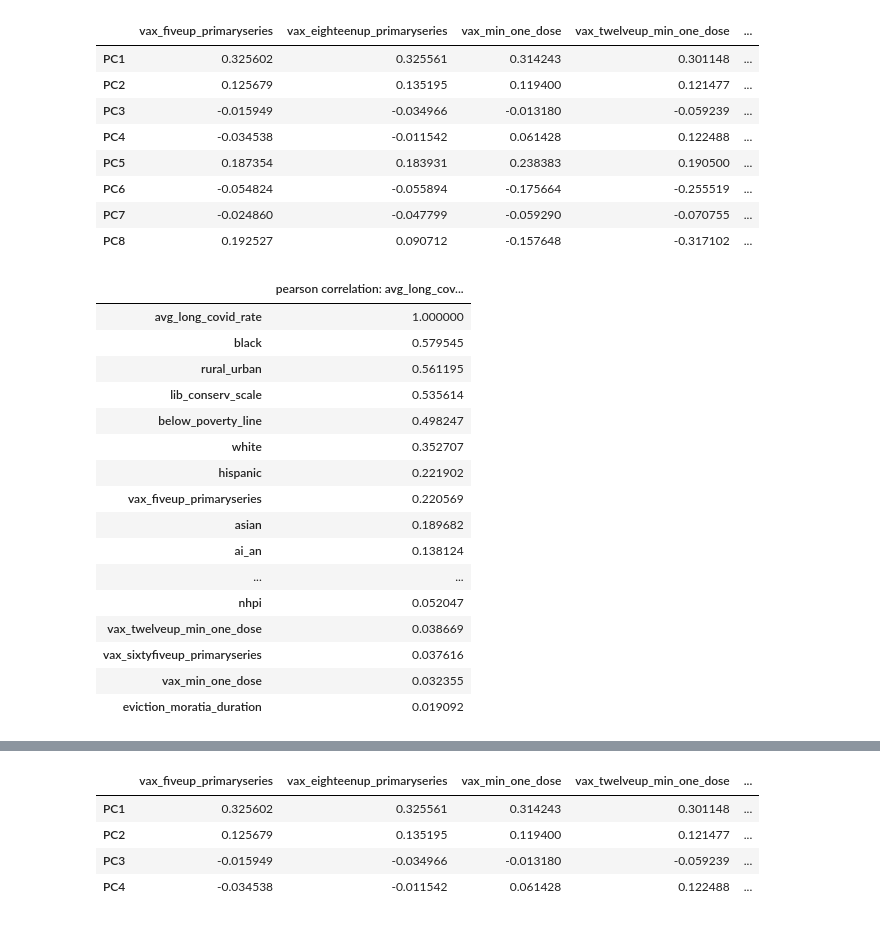
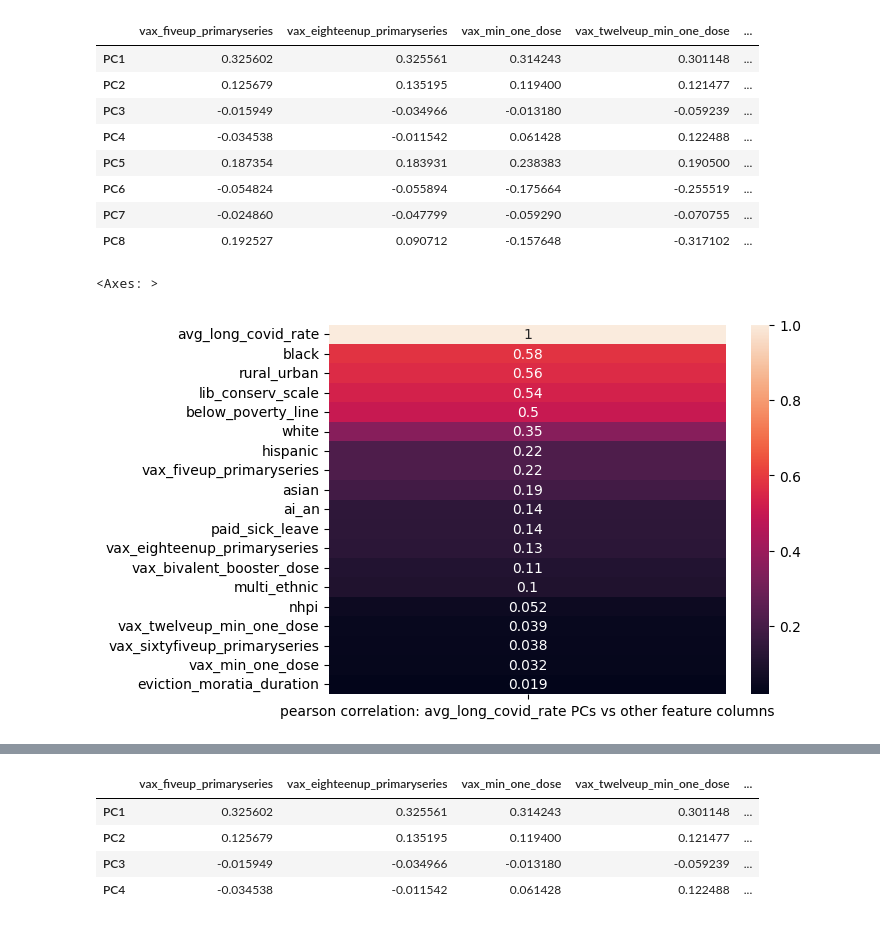
Before and after one commit to kristinachan/2024-08-02_longcovid_interstate, a Jupyter notebook: longcovid_interstate.ipynb, the cells around one changed output, grey strips where cells are left out. Saved outputs shown, nothing was run; the diff lists cells and outputs as text; code cells hidden in the pictures.

Commit message:
pearson corr for entire matrix AND for avg_long_covid_rate + heatmaps

```diff
--- a/longcovid_interstate.ipynb
+++ b/longcovid_interstate.ipynb
@@ -282,33 +282,21 @@ sorted_loadings_df.T #you need the features to be the column rows so you can run
 | PC7 | -0.024860 | -0.047799 | -0.059290 | -0.070755 | ... |
 | PC8 | 0.192527 | 0.090712 | -0.157648 | -0.317102 | ... |
 # %%
-# https://www.geeksforgeeks.org/python-pandas-dataframe-corr/#
+# WHAT IS THE CORRELATION WITH THE SINGULAR COLUMN: AVG_LONG_COVID_RATE --  https://www.geeksforgeeks.org/python-pandas-dataframe-corr/#
 # FIND CORRELATIONS between avg_long_covid_rate PCs and other feature columns
 
 stats_method = 'pearson' #kendall, spearman
+
+
 avg_long_covid_loadings = sorted_loadings_df.T['avg_long_covid_rate']
 correlation_longcovid = sorted_loadings_df.T.apply(lambda x: x.corr(avg_long_covid_loadings,
                                                                     method=f'{stats_method}' )).abs().sort_values(ascending=False)
 correlation_longcovid_df = correlation_longcovid.to_frame(name=f'{stats_method} correlation: avg_long_covid_rate PCs vs other feature columns')
-correlation_longcovid_df
+sns.heatmap(correlation_longcovid_df,
+            annot=True) #i'm confused why the ranking here is different than the ranking on the entire matrix in the cell below
 # %% [output]
-|  | pearson correlation: avg_long_cov... |
-| avg_long_covid_rate | 1.000000 |
-| black | 0.579545 |
-| rural_urban | 0.561195 |
-| lib_conserv_scale | 0.535614 |
-| below_poverty_line | 0.498247 |
-| white | 0.352707 |
-| hispanic | 0.221902 |
-| vax_fiveup_primaryseries | 0.220569 |
-| asian | 0.189682 |
-| ai_an | 0.138124 |
-| ... | ... |
-| nhpi | 0.052047 |
-| vax_twelveup_min_one_dose | 0.038669 |
-| vax_sixtyfiveup_primaryseries | 0.037616 |
-| vax_min_one_dose | 0.032355 |
-| eviction_moratia_duration | 0.019092 |
+<Axes: >
+[figure, added]
 # %%
 # CORRELATION MATRIX: -- correlation of the PC component dataframe?... check..
 
```
Also changed, not shown: parts of 2 cells of this notebook.
